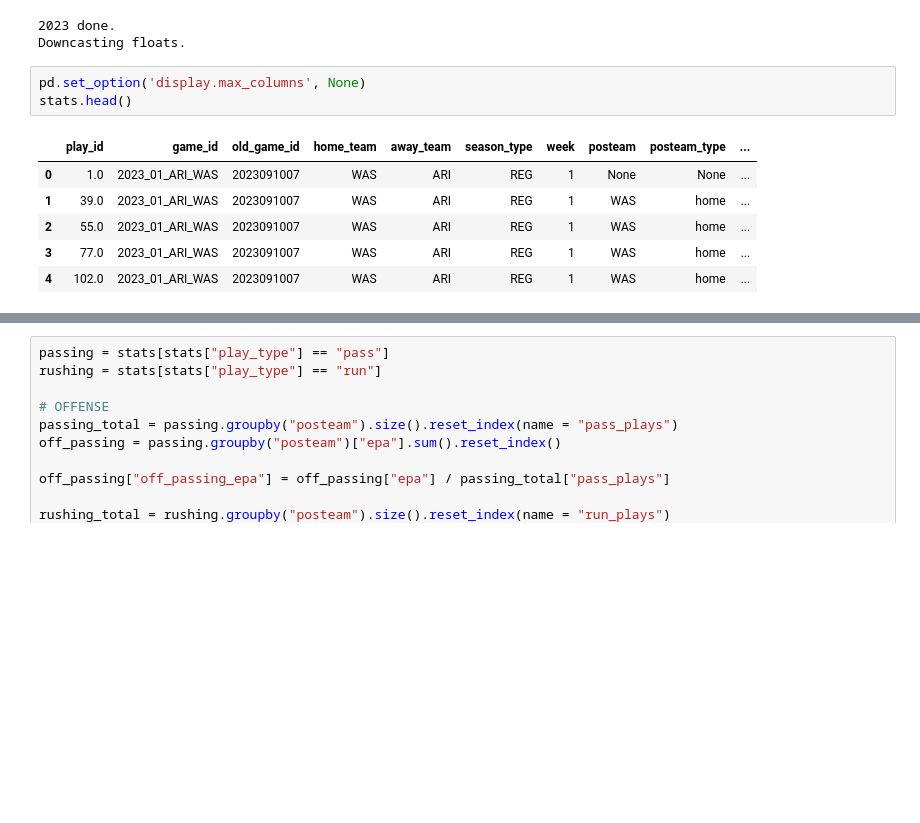
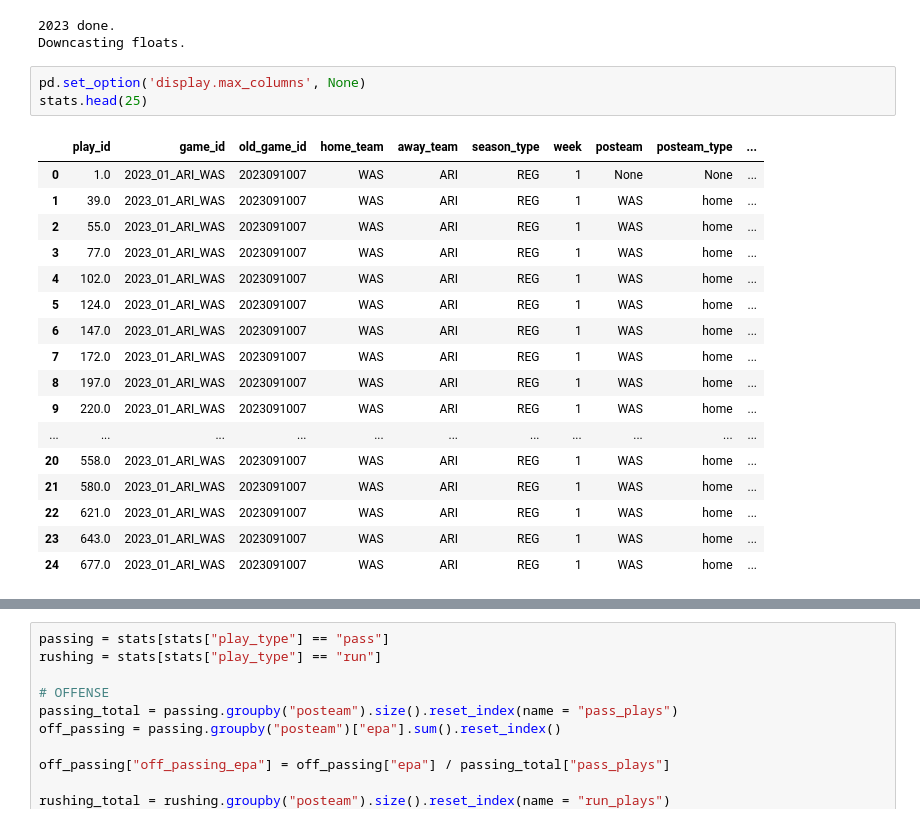
Before and after one commit to KaiWoessner/NFLDataAnalysis, a Jupyter notebook: NFLMatchups.ipynb, the cells around one changed output, grey strips where cells are left out. Cells and saved outputs as stored; diff of their text form; blank space fills up the shorter version.

```diff
--- a/NFLMatchups.ipynb
+++ b/NFLMatchups.ipynb
@@ -39,11 +39,22 @@ stats['def_epa'] = -stats['epa']
 Downcasting floats.
 # %%
 pd.set_option('display.max_columns', None)
-stats.head()
+stats.head(25)
 # %% [output]
 |  | play_id | game_id | old_game_id | home_team | away_team | season_type | week | posteam | posteam_type | ... |
 | 0 | 1.0 | 2023_01_ARI_WAS | 2023091007 | WAS | ARI | REG | 1 | None | None | ... |
 | 1 | 39.0 | 2023_01_ARI_WAS | 2023091007 | WAS | ARI | REG | 1 | WAS | home | ... |
 | 2 | 55.0 | 2023_01_ARI_WAS | 2023091007 | WAS | ARI | REG | 1 | WAS | home | ... |
 | 3 | 77.0 | 2023_01_ARI_WAS | 2023091007 | WAS | ARI | REG | 1 | WAS | home | ... |
 | 4 | 102.0 | 2023_01_ARI_WAS | 2023091007 | WAS | ARI | REG | 1 | WAS | home | ... |
+| 5 | 124.0 | 2023_01_ARI_WAS | 2023091007 | WAS | ARI | REG | 1 | WAS | home | ... |
+| 6 | 147.0 | 2023_01_ARI_WAS | 2023091007 | WAS | ARI | REG | 1 | WAS | home | ... |
+| 7 | 172.0 | 2023_01_ARI_WAS | 2023091007 | WAS | ARI | REG | 1 | WAS | home | ... |
+| 8 | 197.0 | 2023_01_ARI_WAS | 2023091007 | WAS | ARI | REG | 1 | WAS | home | ... |
+| 9 | 220.0 | 2023_01_ARI_WAS | 2023091007 | WAS | ARI | REG | 1 | WAS | home | ... |
+| ... | ... | ... | ... | ... | ... | ... | ... | ... | ... | ... |
+| 20 | 558.0 | 2023_01_ARI_WAS | 2023091007 | WAS | ARI | REG | 1 | WAS | home | ... |
+| 21 | 580.0 | 2023_01_ARI_WAS | 2023091007 | WAS | ARI | REG | 1 | WAS | home | ... |
+| 22 | 621.0 | 2023_01_ARI_WAS | 2023091007 | WAS | ARI | REG | 1 | WAS | home | ... |
+| 23 | 643.0 | 2023_01_ARI_WAS | 2023091007 | WAS | ARI | REG | 1 | WAS | home | ... |
+| 24 | 677.0 | 2023_01_ARI_WAS | 2023091007 | WAS | ARI | REG | 1 | WAS | home | ... |
```
Also changed, not shown: parts of 4 cells of this notebook.
